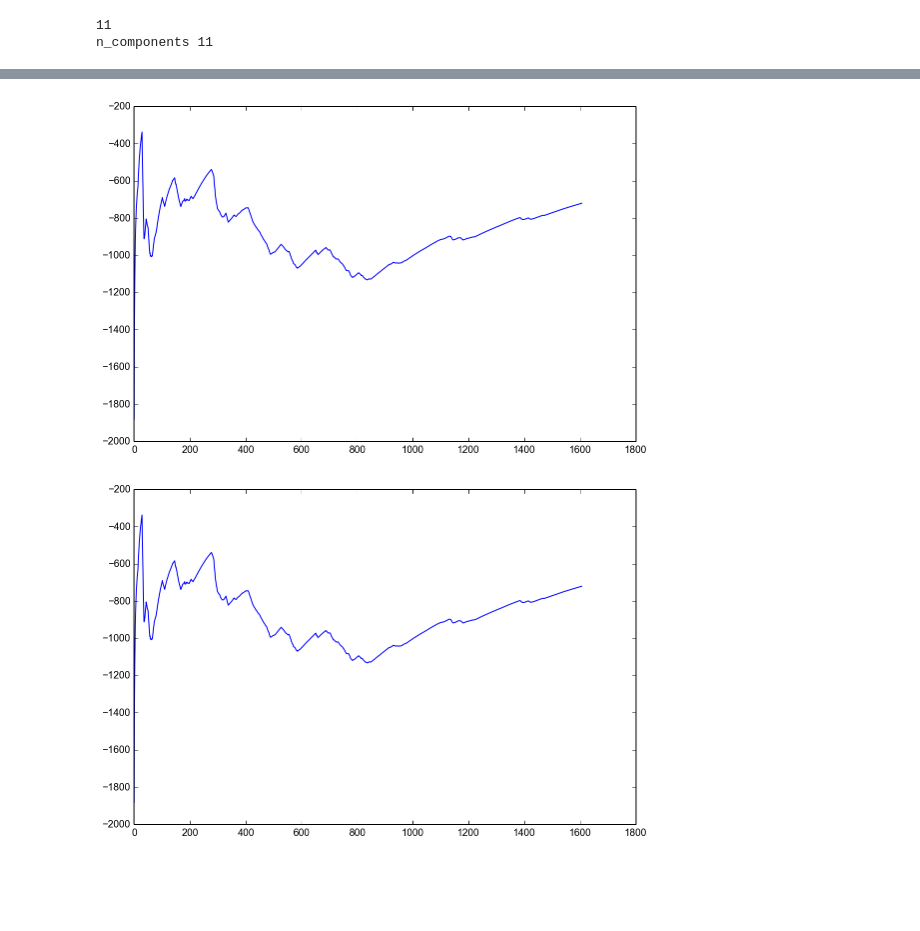
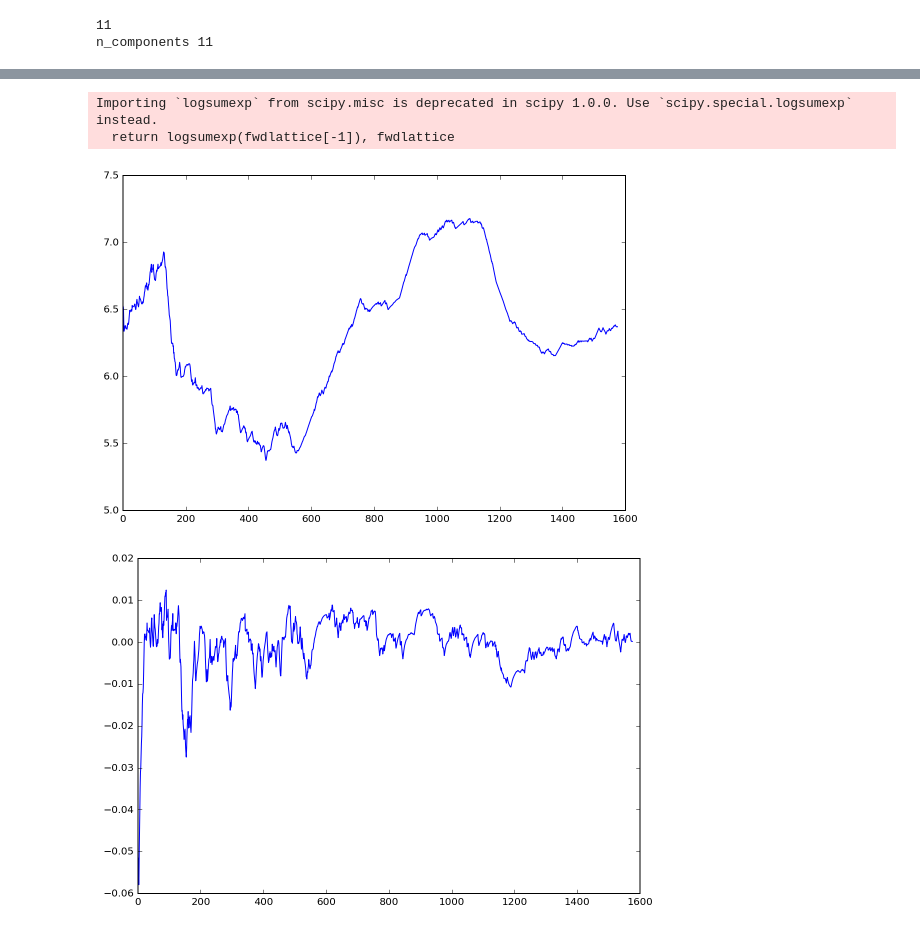
Before and after one commit to Sheph/anomaly, a Jupyter notebook: pch2_run.ipynb, the cells around one changed output, grey strips where cells are left out. Drawn from its saved outputs; the diff is of its cells as text; code cells hidden in the pictures; blank space fills up the shorter version.

Commit message:
fixed logsum calculation and other misc fixes
we now have adequate results for some of the test sequences
time to test on real use cases like office scenarios

```diff
--- a/pch2_run.ipynb
+++ b/pch2_run.ipynb
@@ -104,3 +104,3 @@ df2_test = pd.DataFrame(scaler.transform(df2_test), columns=df_test.columns[2:])
 # %%
-bgmm = classify2(df2, 50)
+bgmm = classify2(df2, 7)
 # %% [output]
@@ -235,6 +240,8 @@ Sij = np.zeros((N,N), np.float64)
 
 for i in range(N):
     for j in range(N):
-        s1 = my_hmm_score(hmms1[i], PN[j]) * (1.0 / len(PN[j]))
-        s2 = my_hmm_score(hmms1[j], PN[i]) * (1.0 / len(PN[i]))
+        #s1 = my_hmm_score(hmms1[i], PN[j]) * (1.0 / len(PN[j]))
+        #s2 = my_hmm_score(hmms1[j], PN[i]) * (1.0 / len(PN[i]))
+        s1 = hmms1[i].score(PN[j]) * (1.0 / len(PN[j]))
+        s2 = hmms1[j].score(PN[i]) * (1.0 / len(PN[i]))
         Sij[i, j] = 0.5 * (s1 + s2)
@@ -294,3 +308,0 @@ for i in range(finalK):
-# %%
-for i in range(finalK):
-    print(final_hmms[i].transmat_)
@@ -315,45 +309,39 @@ for i in range(finalK):
 # %%
 def calc_final_prob(samples):
-    res = 0
+    i_a = []
+    i_b = []
+
     for i in range(finalK):
-        #res += np.exp(my_hmm_score(final_hmms[i], samples)) * (float(final_nk[i]) / float(N))
-        res += final_hmms[i].score(samples) * (float(final_nk[i]) / float(N))
-    return res
+        i_a.append(final_hmms[i].score(samples))
+        i_b.append(float(final_nk[i]) / float(N))
+
+    return scipy.special.logsumexp(a=i_a, b=i_b)
 
 TestPN = df3_test.drop(["time", "frame"], axis=1)
 test_arr = []
 scrs = []
-scrs_prob = []
 j = 1
 for i in range(len(TestPN)):
     r = TestPN.iloc[i].ravel()
     test_arr.append(r)
     prb = calc_final_prob(test_arr)
-    #prb2 = np.log(prb)
-    prb2 = prb
-    #if prb2 == -np.inf:
-    #    prb2 = -1000;
-    scrs.append(prb2 / j)
-    scrs_prob.append(prb)
+    scrs.append(prb / j)
     j += 1
-    if j >= 1700000:
-        j -= 1
-        del test_arr[0]
 
 plt.figure()
-#plt.ylim([-0.1, 1.1])
-#plt.plot(scrs_prob)
-plt.plot(scrs)
+plt.plot(scrs[100:])
 plt.show()
 # %% [output]
+Importing `logsumexp` from scipy.misc is deprecated in scipy 1.0.0. Use `scipy.special.logsumexp` instead.
+  return logsumexp(fwdlattice[-1]), fwdlattice
-[figure, old version]
+[figure, new version]
 # %%
 import traceback
 
 Qt = 0
-alpha = 0.2
+alpha = 0.1
 
-first_frm = 0
+first_frm = 100
 first_frm_num = 0
 
 qts = {}
@@ -363,7 +351,6 @@ for i in range(len(scrs)):
         Qt = scrs[0]
     else:
         Qt = (1 - alpha) * Qt + alpha * (scrs[i] - scrs[i - 1])
-    Qt = scrs[i]
     qts[df3_test.iloc[i]["frame"]] = Qt
     qts_lst.append(Qt)
     if i == first_frm:
@@ -377,32 +364,32 @@ cap = cv2.VideoCapture('Datasets/Pedestrian/test.avi')
 #cap = cv2.VideoCapture('z3.avi')
 ok, frame = cap.read()
 aspect = float(frame.shape[1]) / frame.shape[0]
 cap.release()
 cap = cv2.VideoCapture('Datasets/Pedestrian/test.avi')
 #cap = cv2.VideoCapture('z3.avi')
 
 try:
     while True:
         ok, frame = cap.read()
         if not ok:
             break
         frame = cv2.resize(frame, (int(240 * aspect), 240), interpolation = cv2.INTER_AREA)
         fnum = cap.get(cv2.CAP_PROP_POS_FRAMES)
         delay = 1
         if (fnum >= first_frm_num) and (fnum in qts):
-            if qts[fnum] < 14.5:
+            if qts[fnum] < -0.1:
                 cv2.rectangle(frame, (0,0), (frame.shape[1], frame.shape[0]), (0,0,255), 10)
                 delay = 1
         cv2.imshow('frame', frame)
         k = cv2.waitKey(delay) & 0xff
         if k == 32:
             k = cv2.waitKey() & 0xff
         if k == 27:
             break
 except Exception as e:
     traceback.print_exc()
 
 cap.release()
 cv2.destroyAllWindows()
 # %% [output]
-[figure, old version]
+[figure, new version]
```
Also changed, not shown: parts of 9 cells of this notebook, 2 other files.
